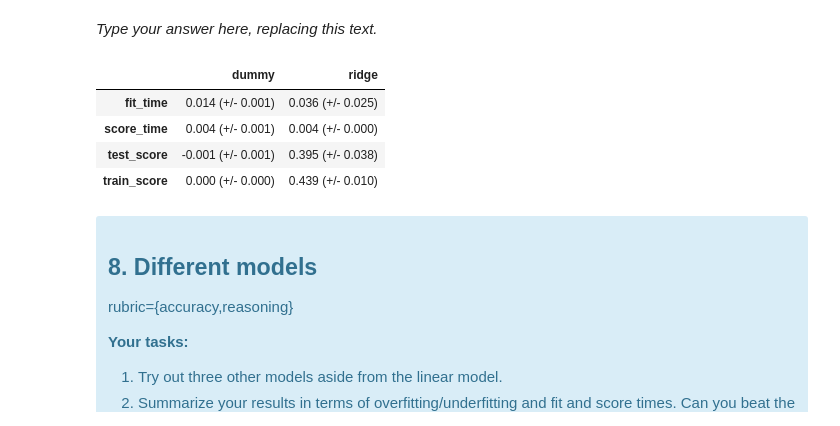
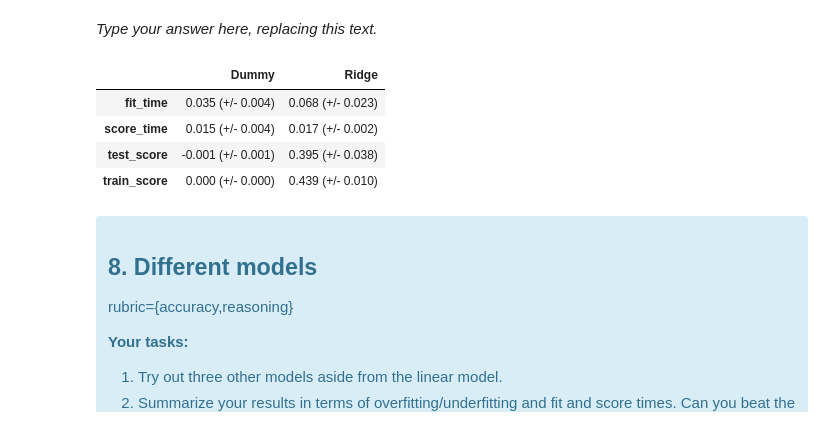
Before and after one commit to UBC-MDS/AirBNB_Luke_HanChen_573lab4, a Jupyter notebook: lab4-main.ipynb, the cells around one changed output. Drawn from its saved outputs; the diff is of its cells as text; code cells hidden in the pictures.

```diff
--- a/lab4-main.ipynb
+++ b/lab4-main.ipynb
@@ -350,12 +343,17 @@ discretization_feats = ["latitude", "longitude"]
 # I will add this code in the preprocessor section below.
 # KBinsDiscretizer(n_bins=20, encode="onehot"), discretization_feats
 
-# I will also add a new column called 'days_from_last_review'S
-# df["days_from_last_review"] = (
-#     (pd.to_datetime(df["last_review"])) - max(pd.to_datetime(df["last_review"]))
-# ).dt.days
+# I will also add a new column called 'days_from_last_review'
+latest_day = max(pd.to_datetime(train_df["last_review"]))
+train_df["days_from_last_review"] = (
+    (pd.to_datetime(train_df["last_review"])) - latest_day
+).dt.days
 
-alt.Chart(df, title="Distribution of days from last review").mark_bar().encode(
+test_df["days_from_last_review"] = (
+    (pd.to_datetime(train_df["last_review"])) - latest_day
+).dt.days
+
+alt.Chart(train_df, title="Distribution of days from last review").mark_bar().encode(
     x=alt.X("days_from_last_review:N", title="Days from last review", bin=alt.Bin(maxbins=30)),
     y=alt.Y("count()", title="Count of listings")
 )
@@ -541,7 +552,7 @@ from sklearn.dummy import DummyRegressor
 from collections import defaultdict
 
 cross_val_results = {}
-cross_val_results["dummy"] = mean_std_cross_val_scores(
+cross_val_results["Dummy"] = mean_std_cross_val_scores(
     make_pipeline(preprocessor, DummyRegressor()), X_train, y_train, return_train_score=True
 )
 pd.DataFrame(cross_val_results)
@@ -588,13 +587,13 @@ _Type your answer here, replacing this text._
 # %%
 from sklearn.linear_model import LinearRegression, LogisticRegression, Ridge, RidgeCV
 
-cross_val_results["ridge"] = mean_std_cross_val_scores(
+cross_val_results["Ridge"] = mean_std_cross_val_scores(
     make_pipeline(preprocessor, Ridge()), X_train, y_train, return_train_score=True
 )
 pd.DataFrame(cross_val_results)
 # %% [output]
-|  | dummy | ridge |
-| fit_time | 0.014 (+/- 0.001) | 0.036 (+/- 0.025) |
-| score_time | 0.004 (+/- 0.001) | 0.004 (+/- 0.000) |
+|  | Dummy | Ridge |
+| fit_time | 0.035 (+/- 0.004) | 0.068 (+/- 0.023) |
+| score_time | 0.015 (+/- 0.004) | 0.017 (+/- 0.002) |
 | test_score | -0.001 (+/- 0.001) | 0.395 (+/- 0.038) |
 | train_score | 0.000 (+/- 0.000) | 0.439 (+/- 0.010) |
```
Also changed, not shown: parts of 27 cells of this notebook, 10 other files.
